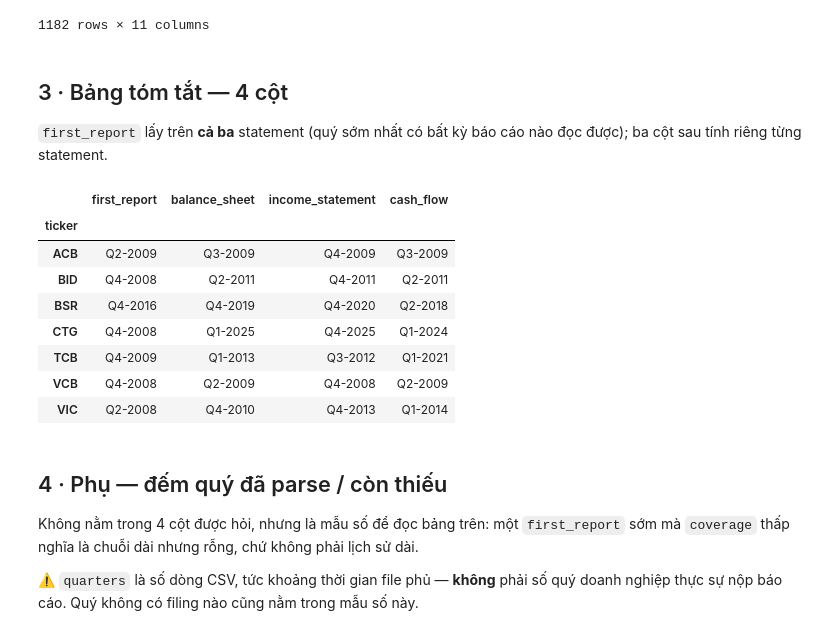
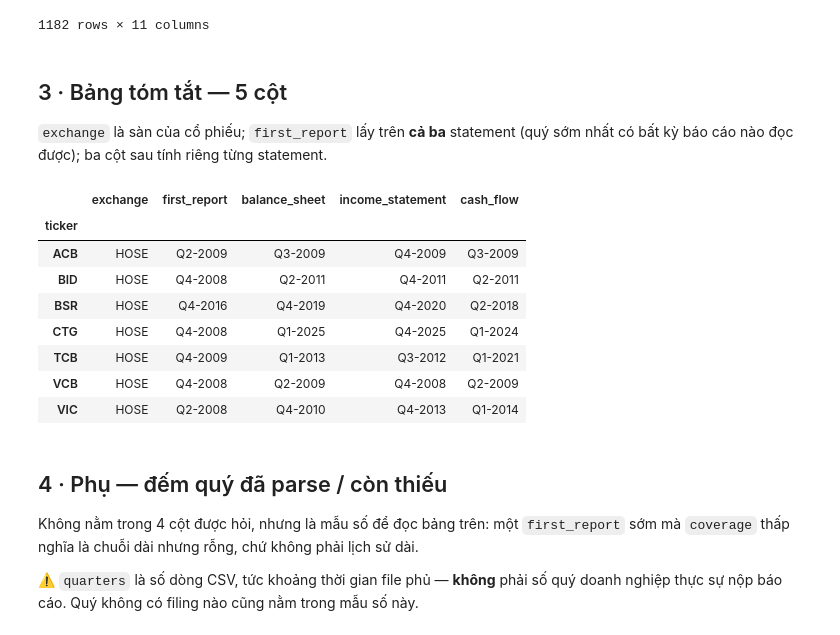
Before and after one commit to DucTrung1802/master-thesis, a Jupyter notebook: src/kaggle_gpu/RUN__pdf_ocr_summary.ipynb, the cells around one changed output. Drawn from its saved outputs; the diff is of its cells as text; code cells hidden in the pictures.

```diff
--- a/src/kaggle_gpu/RUN__pdf_ocr_summary.ipynb
+++ b/src/kaggle_gpu/RUN__pdf_ocr_summary.ipynb
@@ -114,42 +115,46 @@ records
 | 1181 | VIC | HOSE | corp | Q4-2014 | 2014 | 4 | pdf | income_statement | raw_data/cafef/financials/stateme... | VIC | 8060 |
 1182 rows × 11 columns
 # %% [markdown]
-## 3 · Bảng tóm tắt — 4 cột
+## 3 · Bảng tóm tắt — 5 cột
 
-`first_report` lấy trên **cả ba** statement (quý sớm nhất có bất kỳ báo cáo nào đọc được);
+`exchange` là sàn của cổ phiếu; `first_report` lấy trên **cả ba** statement (quý sớm nhất có bất kỳ báo cáo nào đọc được);
 ba cột sau tính riêng từng statement.
 # %%
+# khoa ticker o cell 2 da bao dam moi ticker chi thuoc mot san
+exchange = records.groupby("ticker")["exchange"].first()
+
 parsed = records[records["source"] == "pdf"]
 first_report = (
     parsed.loc[parsed.groupby("ticker")["rank"].idxmin()]
     .set_index("ticker")["period"]
     .rename("first_report")
 )
 
 missing = records[records["source"] == "missing"]
 last_missing = (
     missing.loc[missing.groupby(["ticker", "report"])["rank"].idxmax()]
     .pivot(index="ticker", columns="report", values="period")
     .reindex(columns=REPORTS)
 )
 
 summary = (
     pd.DataFrame(index=pd.Index(sorted(records["ticker"].unique()), name="ticker"))
+    .join(exchange)
     .join(first_report)
     .join(last_missing)
     .fillna("—")
 )
 summary
 # %% [output]
-|  | first_report | balance_sheet | income_statement | cash_flow |
-| ticker |  |  |  |  |
-| ACB | Q2-2009 | Q3-2009 | Q4-2009 | Q3-2009 |
-| BID | Q4-2008 | Q2-2011 | Q4-2011 | Q2-2011 |
-| BSR | Q4-2016 | Q4-2019 | Q4-2020 | Q2-2018 |
-| CTG | Q4-2008 | Q1-2025 | Q4-2025 | Q1-2024 |
-| TCB | Q4-2009 | Q1-2013 | Q3-2012 | Q1-2021 |
-| VCB | Q4-2008 | Q2-2009 | Q4-2008 | Q2-2009 |
-| VIC | Q2-2008 | Q4-2010 | Q4-2013 | Q1-2014 |
+|  | exchange | first_report | balance_sheet | income_statement | cash_flow |
+| ticker |  |  |  |  |  |
+| ACB | HOSE | Q2-2009 | Q3-2009 | Q4-2009 | Q3-2009 |
+| BID | HOSE | Q4-2008 | Q2-2011 | Q4-2011 | Q2-2011 |
+| BSR | HOSE | Q4-2016 | Q4-2019 | Q4-2020 | Q2-2018 |
+| CTG | HOSE | Q4-2008 | Q1-2025 | Q4-2025 | Q1-2024 |
+| TCB | HOSE | Q4-2009 | Q1-2013 | Q3-2012 | Q1-2021 |
+| VCB | HOSE | Q4-2008 | Q2-2009 | Q4-2008 | Q2-2009 |
+| VIC | HOSE | Q2-2008 | Q4-2010 | Q4-2013 | Q1-2014 |
 # %% [markdown]
 ## 4 · Phụ — đếm quý đã parse / còn thiếu
 
```
Also changed, not shown: parts of 1 cell of this notebook.
